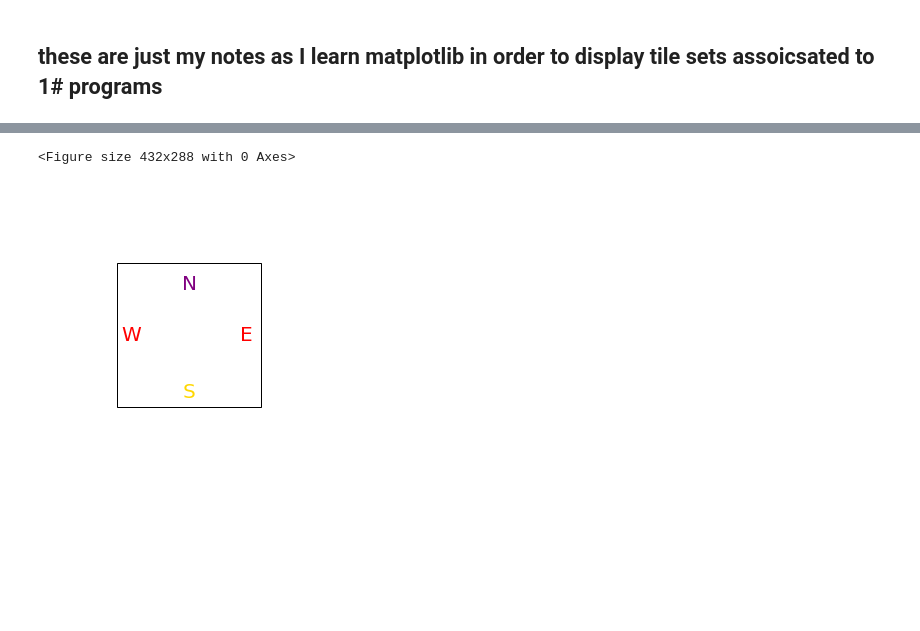
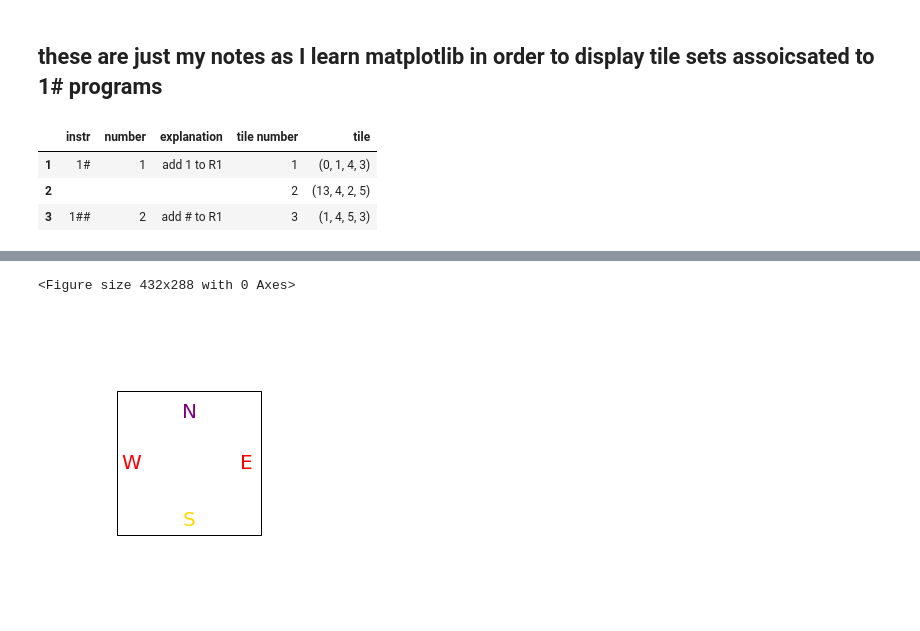
Before and after one commit to lmoss/onesharp, a Jupyter notebook: tiles.ipynb, the cells around one changed output, grey strips where cells are left out. Cells and saved outputs as stored; diff of their text form; code cells hidden in the pictures; blank space fills up the shorter version.

```diff
--- a/tiles.ipynb
+++ b/tiles.ipynb
@@ -4,0 +29,8 @@
+# %%
+pre_table = [['1#',1,'add 1 to R1', 1, (0,1,4,3)], ['','','',2, (13,4,2,5)], ['1##',2, 'add # to R1', 3, (1,4,5,3)]]
+parse_explain_with_tiles(pre_table)
+# %% [output]
+|  | instr | number | explanation | tile number | tile |
+| 1 | 1# | 1 | add 1 to R1 | 1 | (0, 1, 4, 3) |
+| 2 |  |  |  | 2 | (13, 4, 2, 5) |
+| 3 | 1## | 2 | add # to R1 | 3 | (1, 4, 5, 3) |
```
Also changed, not shown: parts of 5 cells of this notebook.
